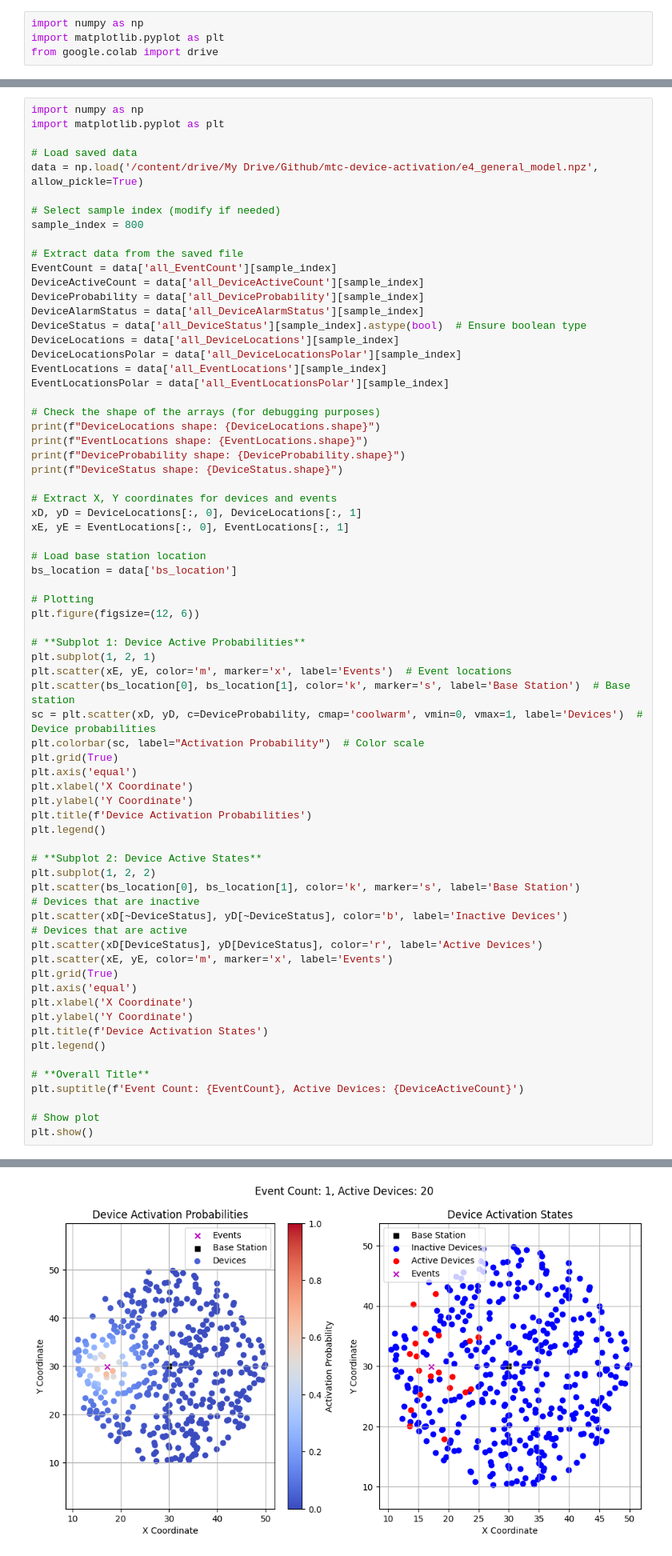
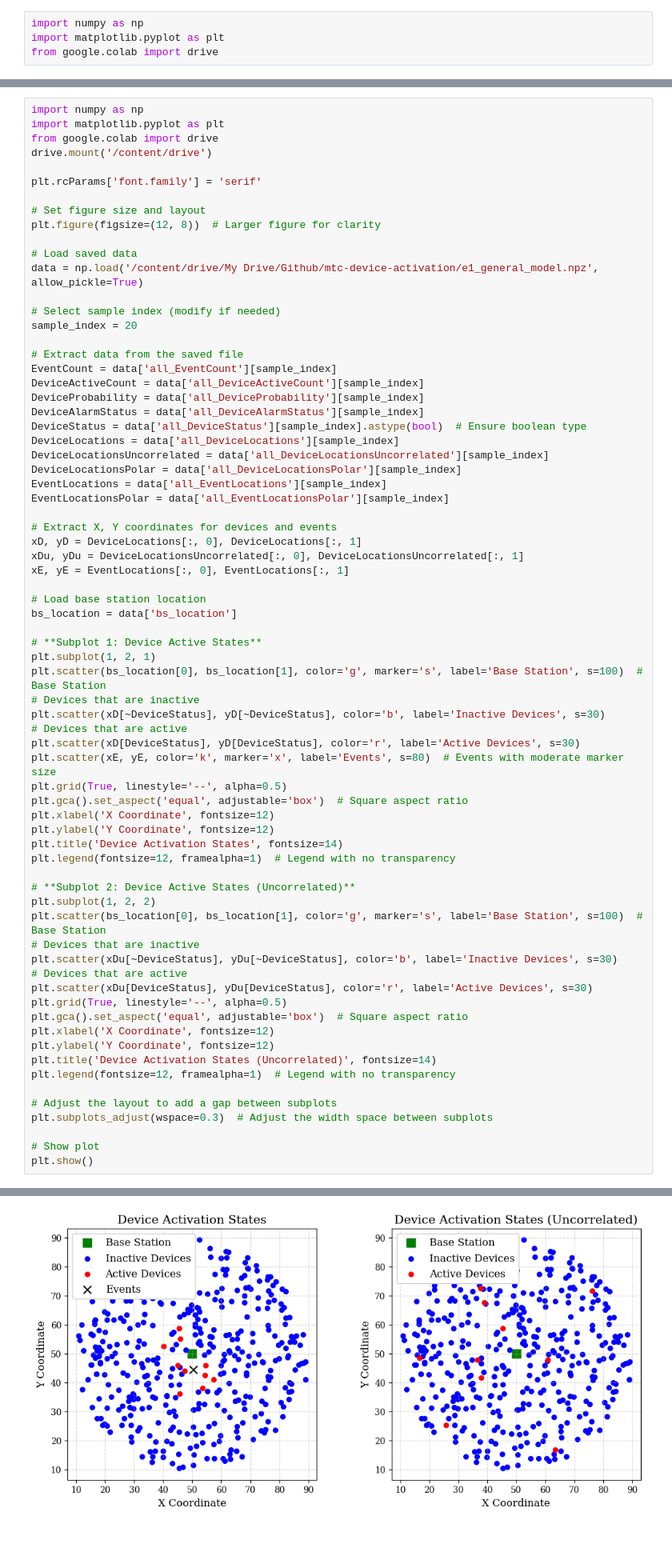
Before and after one commit to dilanka-perera/casbl-for-jadce-in-mtc, a Jupyter notebook: General_Model.ipynb, the cells around one changed output, grey strips where cells are left out. Shown at 80% size. Saved outputs shown, nothing was run; the diff lists cells and outputs as text.

```diff
--- a/General_Model.ipynb
+++ b/General_Model.ipynb
@@ -154,12 +180,19 @@ Saved to Google Drive
 # %%
 import numpy as np
 import matplotlib.pyplot as plt
+from google.colab import drive
+drive.mount('/content/drive')
+
+plt.rcParams['font.family'] = 'serif'
+
+# Set figure size and layout
+plt.figure(figsize=(12, 8))  # Larger figure for clarity
 
 # Load saved data
-data = np.load('/content/drive/My Drive/Github/mtc-device-activation/e4_general_model.npz', allow_pickle=True)
+data = np.load('/content/drive/My Drive/Github/mtc-device-activation/e1_general_model.npz', allow_pickle=True)
 
 # Select sample index (modify if needed)
-sample_index = 800
+sample_index = 20
 
 # Extract data from the saved file
 EventCount = data['all_EventCount'][sample_index]
@@ -168,56 +201,50 @@ DeviceProbability = data['all_DeviceProbability'][sample_index]
 DeviceAlarmStatus = data['all_DeviceAlarmStatus'][sample_index]
 DeviceStatus = data['all_DeviceStatus'][sample_index].astype(bool)  # Ensure boolean type
 DeviceLocations = data['all_DeviceLocations'][sample_index]
+DeviceLocationsUncorrelated = data['all_DeviceLocationsUncorrelated'][sample_index]
 DeviceLocationsPolar = data['all_DeviceLocationsPolar'][sample_index]
 EventLocations = data['all_EventLocations'][sample_index]
 EventLocationsPolar = data['all_EventLocationsPolar'][sample_index]
 
-# Check the shape of the arrays (for debugging purposes)
-print(f"DeviceLocations shape: {DeviceLocations.shape}")
-print(f"EventLocations shape: {EventLocations.shape}")
-print(f"DeviceProbability shape: {DeviceProbability.shape}")
-print(f"DeviceStatus shape: {DeviceStatus.shape}")
-
 # Extract X, Y coordinates for devices and events
 xD, yD = DeviceLocations[:, 0], DeviceLocations[:, 1]
+xDu, yDu = DeviceLocationsUncorrelated[:, 0], DeviceLocationsUncorrelated[:, 1]
 xE, yE = EventLocations[:, 0], EventLocations[:, 1]
 
 # Load base station location
 bs_location = data['bs_location']
 
-# Plotting
-plt.figure(figsize=(12, 6))
+# **Subplot 1: Device Active States**
+plt.subplot(1, 2, 1)
+plt.scatter(bs_location[0], bs_location[1], color='g', marker='s', label='Base Station', s=100)  # Base Station
+# Devices that are inactive
+plt.scatter(xD[~DeviceStatus], yD[~DeviceStatus], color='b', label='Inactive Devices', s=30)
+# Devices that are active
+plt.scatter(xD[DeviceStatus], yD[DeviceStatus], color='r', label='Active Devices', s=30)
+plt.scatter(xE, yE, color='k', marker='x', label='Events', s=80)  # Events with moderate marker size
+plt.grid(True, linestyle='--', alpha=0.5)
+plt.gca().set_aspect('equal', adjustable='box')  # Square aspect ratio
+plt.xlabel('X Coordinate', fontsize=12)
+plt.ylabel('Y Coordinate', fontsize=12)
+plt.title('Device Activation States', fontsize=14)
+plt.legend(fontsize=12, framealpha=1)  # Legend with no transparency
 
-# **Subplot 1: Device Active Probabilities**
-plt.subplot(1, 2, 1)
-plt.scatter(xE, yE, color='m', marker='x', label='Events')  # Event locations
-plt.scatter(bs_location[0], bs_location[1], color='k', marker='s', label='Base Station')  # Base station
-sc = plt.scatter(xD, yD, c=DeviceProbability, cmap='coolwarm', vmin=0, vmax=1, label='Devices')  # Device probabilities
-plt.colorbar(sc, label="Activation Probability")  # Color scale
-plt.grid(True)
-plt.axis('equal')
-plt.xlabel('X Coordinate')
-plt.ylabel('Y Coordinate')
-plt.title(f'Device Activation Probabilities')
-plt.legend()
+# **Subplot 2: Device Active States (Uncorrelated)**
+plt.subplot(1, 2, 2)
+plt.scatter(bs_location[0], bs_location[1], color='g', marker='s', label='Base Station', s=100)  # Base Station
+# Devices that are inactive
+plt.scatter(xDu[~DeviceStatus], yDu[~DeviceStatus], color='b', label='Inactive Devices', s=30)
+# Devices that are active
+plt.scatter(xDu[DeviceStatus], yDu[DeviceStatus], color='r', label='Active Devices', s=30)
+plt.grid(True, linestyle='--', alpha=0.5)
+plt.gca().set_aspect('equal', adjustable='box')  # Square aspect ratio
+plt.xlabel('X Coordinate', fontsize=12)
+plt.ylabel('Y Coordinate', fontsize=12)
+plt.title('Device Activation States (Uncorrelated)', fontsize=14)
+plt.legend(fontsize=12, framealpha=1)  # Legend with no transparency
 
-# **Subplot 2: Device Active States**
-plt.subplot(1, 2, 2)
-plt.scatter(bs_location[0], bs_location[1], color='k', marker='s', label='Base Station')
-# Devices that are inactive
-plt.scatter(xD[~DeviceStatus], yD[~DeviceStatus], color='b', label='Inactive Devices')
-# Devices that are active
-plt.scatter(xD[DeviceStatus], yD[DeviceStatus], color='r', label='Active Devices')
-plt.scatter(xE, yE, color='m', marker='x', label='Events')
-plt.grid(True)
-plt.axis('equal')
-plt.xlabel('X Coordinate')
-plt.ylabel('Y Coordinate')
-plt.title(f'Device Activation States')
-plt.legend()
-
-# **Overall Title**
-plt.suptitle(f'Event Count: {EventCount}, Active Devices: {DeviceActiveCount}')
+# Adjust the layout to add a gap between subplots
+plt.subplots_adjust(wspace=0.3)  # Adjust the width space between subplots
 
 # Show plot
 plt.show()
@@ -229,3 +253,3 @@ DeviceStatus shape: (400,)
-[figure, old version]
+[figure, new version]
 # %%
 data['all_DeviceStatus'].shape
```
Also changed, not shown: parts of 5 cells of this notebook, 30 other files.
